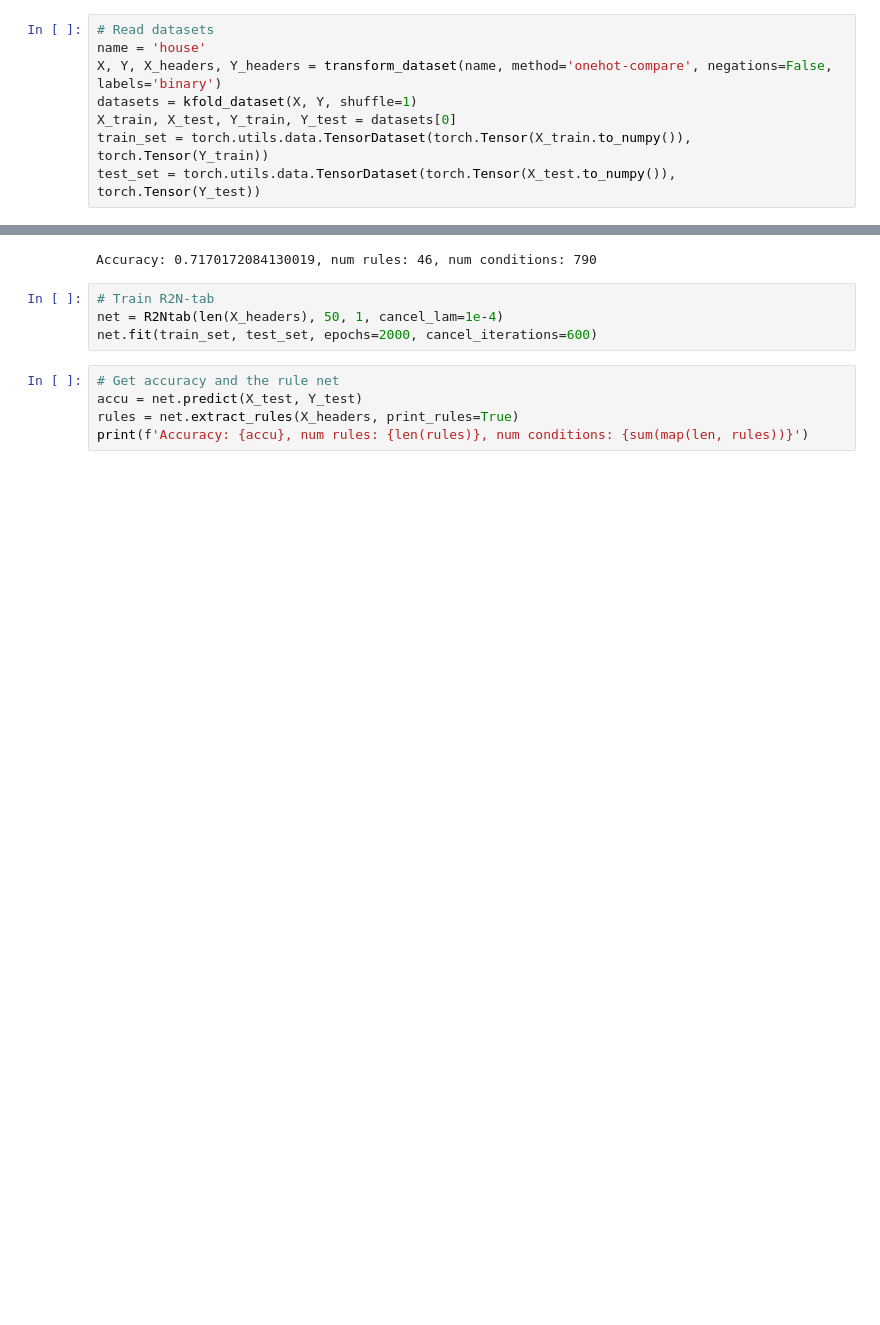
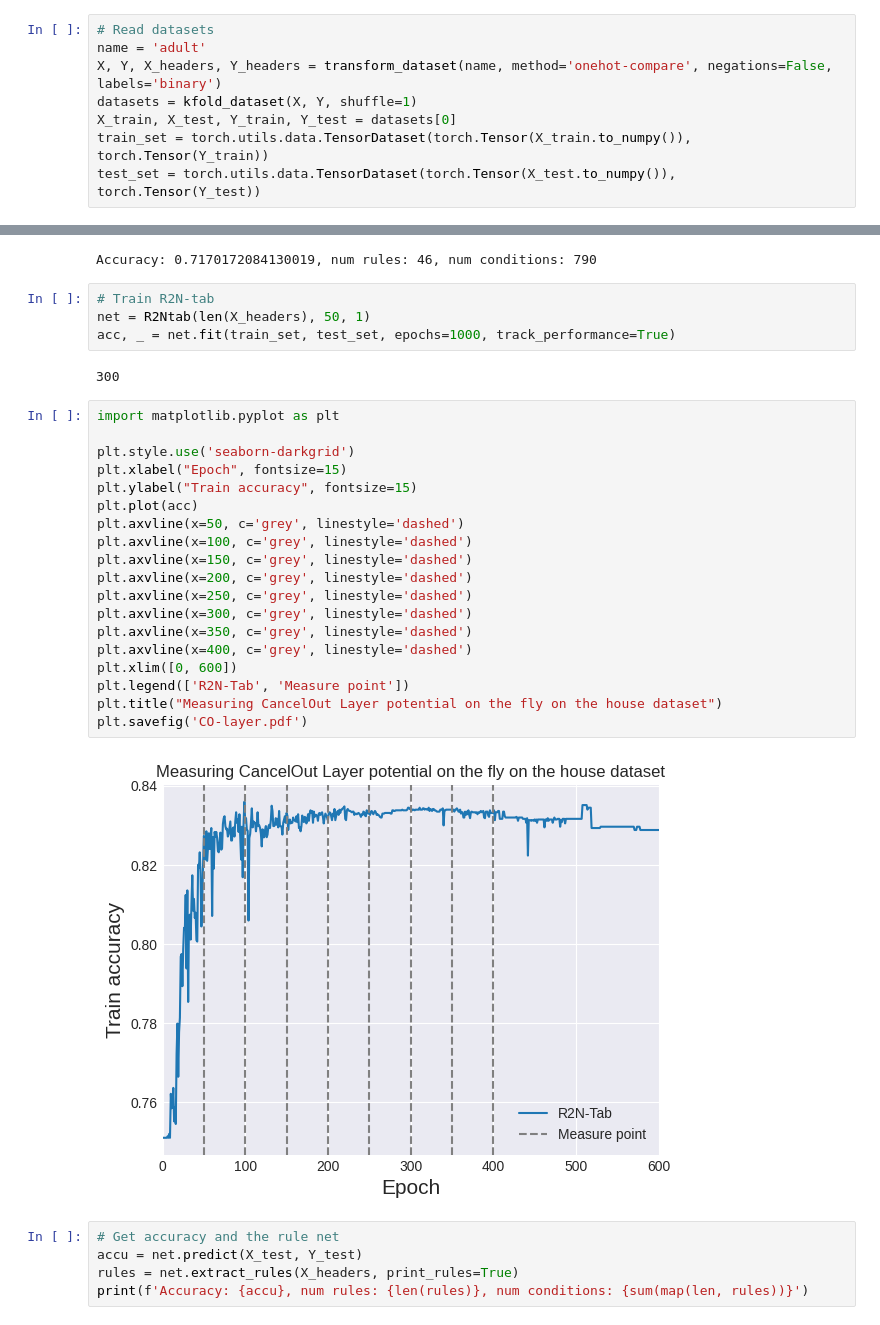
Before and after one commit to mrvanderzwart/R2N-Tab, a Jupyter notebook: tutorial.ipynb, the cells around one changed output, grey strips where cells are left out. Drawn from its saved outputs; the diff is of its cells as text; blank space fills up the shorter version.

```diff
--- a/tutorial.ipynb
+++ b/tutorial.ipynb
@@ -7,7 +7,7 @@ from R2Ntab import R2Ntab
 from DRNet import train as train_drnet, DRNet
 # %%
 # Read datasets
-name = 'house'
+name = 'adult'
 X, Y, X_headers, Y_headers = transform_dataset(name, method='onehot-compare', negations=False, labels='binary')
 datasets = kfold_dataset(X, Y, shuffle=1)
 X_train, X_test, Y_train, Y_test = datasets[0]
@@ -26,8 +26,31 @@ print(f'Accuracy: {accu}, num rules: {len(rules)}, num conditions: {sum(map(len,
 Accuracy: 0.7170172084130019, num rules: 46, num conditions: 790
 # %%
 # Train R2N-tab
-net = R2Ntab(len(X_headers), 50, 1, cancel_lam=1e-4)
-net.fit(train_set, test_set, epochs=2000, cancel_iterations=600)
+net = R2Ntab(len(X_headers), 50, 1)
+acc, _ = net.fit(train_set, test_set, epochs=1000, track_performance=True)
+# %% [output]
+300
+# %%
+import matplotlib.pyplot as plt
+
+plt.style.use('seaborn-darkgrid')
+plt.xlabel("Epoch", fontsize=15)
+plt.ylabel("Train accuracy", fontsize=15)
+plt.plot(acc)
+plt.axvline(x=50, c='grey', linestyle='dashed')
+plt.axvline(x=100, c='grey', linestyle='dashed')
+plt.axvline(x=150, c='grey', linestyle='dashed')
+plt.axvline(x=200, c='grey', linestyle='dashed')
+plt.axvline(x=250, c='grey', linestyle='dashed')
+plt.axvline(x=300, c='grey', linestyle='dashed')
+plt.axvline(x=350, c='grey', linestyle='dashed')
+plt.axvline(x=400, c='grey', linestyle='dashed')
+plt.xlim([0, 600])
+plt.legend(['R2N-Tab', 'Measure point'])
+plt.title("Measuring CancelOut Layer potential on the fly on the house dataset")
+plt.savefig('CO-layer.pdf')
+# %% [output]
+[figure, added]
 # %%
 # Get accuracy and the rule net
 accu = net.predict(X_test, Y_test)
```
Also changed, not shown: 21 other files.
